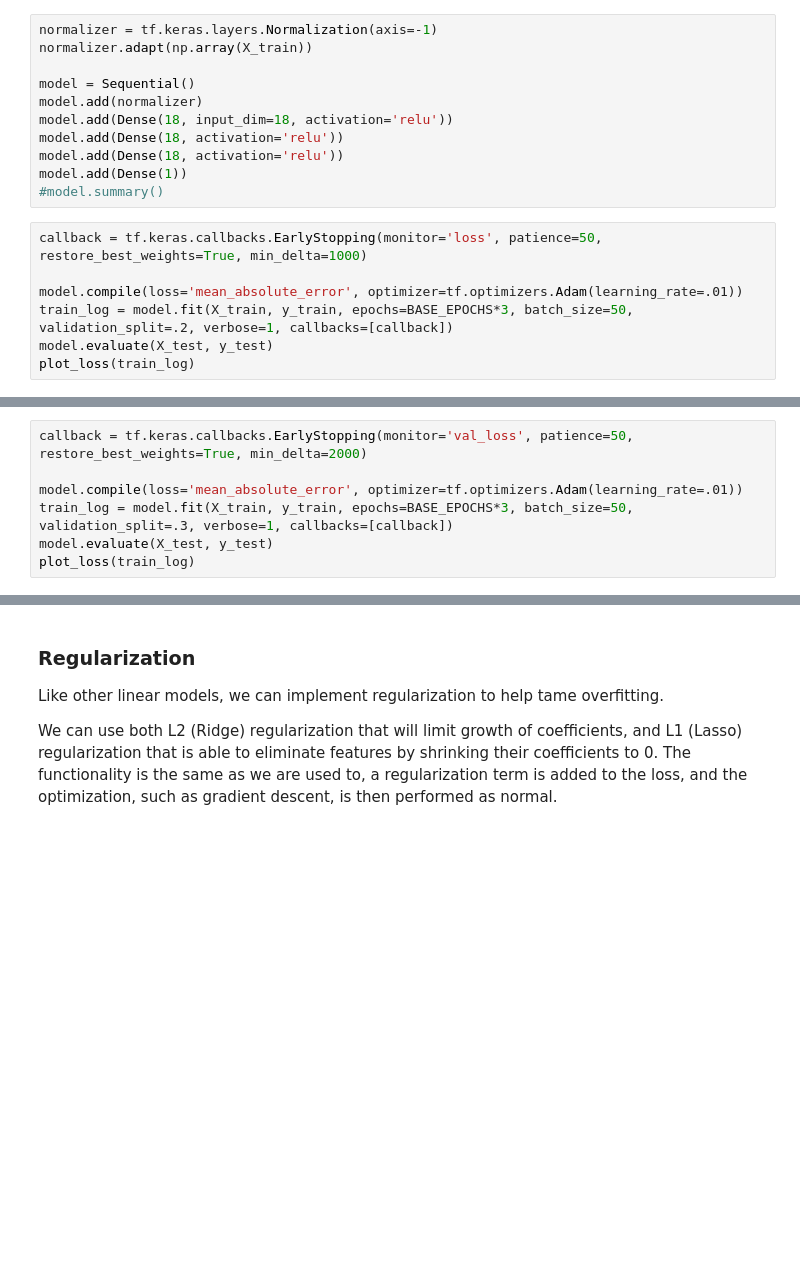
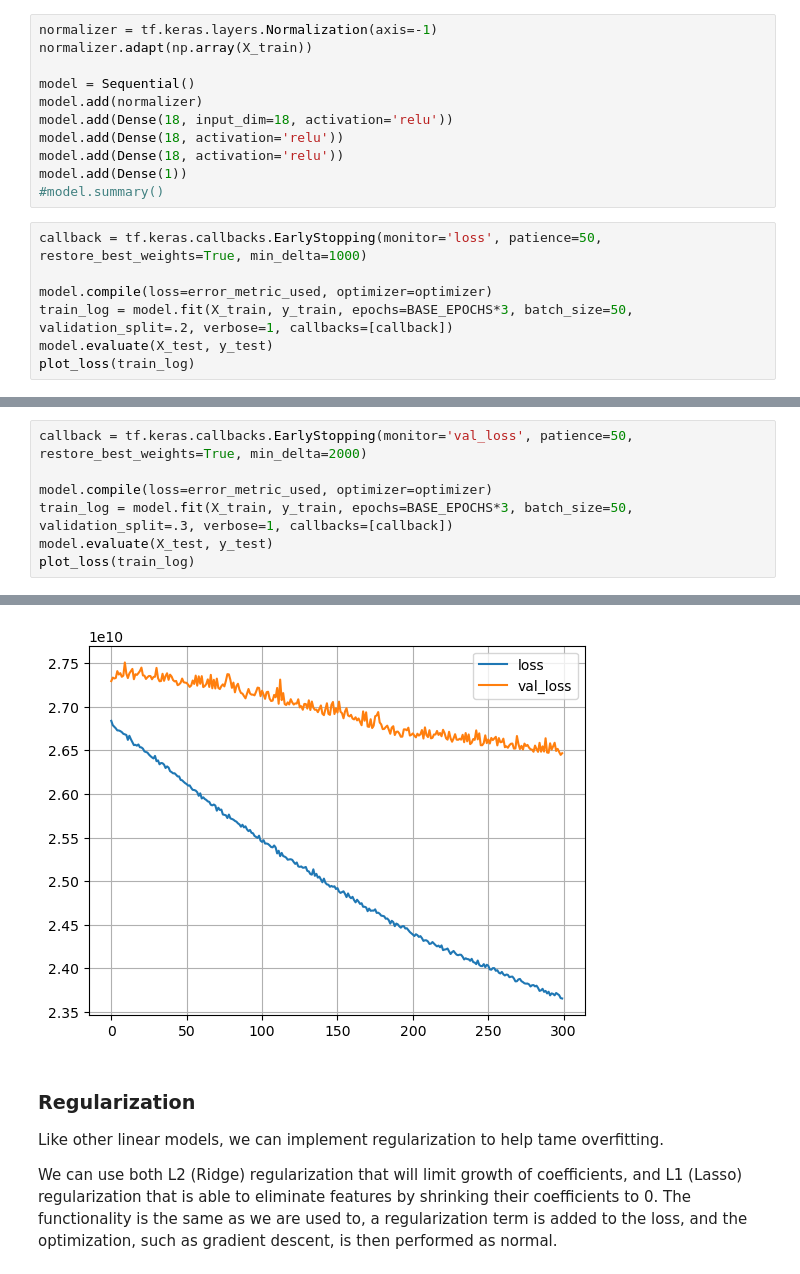
Before and after one commit to michaeljharris/Intro_to_Machine_Learning_Student_Workbooks, a Jupyter notebook: 022_keras_tensor_sol.ipynb, the cells around one changed output, grey strips where cells are left out. Saved outputs shown, nothing was run; the diff lists cells and outputs as text; blank space fills up the shorter version.

```diff
--- a/022_keras_tensor_sol.ipynb
+++ b/022_keras_tensor_sol.ipynb
@@ -316,7 +441,7 @@ model.add(Dense(1))
 # %%
 callback = tf.keras.callbacks.EarlyStopping(monitor='loss', patience=50, restore_best_weights=True, min_delta=1000)
 
-model.compile(loss='mean_absolute_error', optimizer=tf.optimizers.Adam(learning_rate=.01))
+model.compile(loss=error_metric_used, optimizer=optimizer)
 train_log = model.fit(X_train, y_train, epochs=BASE_EPOCHS*3, batch_size=50, validation_split=.2, verbose=1, callbacks=[callback])
 model.evaluate(X_test, y_test)
 plot_loss(train_log)
@@ -335,7 +470,8 @@ More likely than stopping when the training loss starts to increase, we'll want
 # %%
 callback = tf.keras.callbacks.EarlyStopping(monitor='val_loss', patience=50, restore_best_weights=True, min_delta=2000)
 
-model.compile(loss='mean_absolute_error', optimizer=tf.optimizers.Adam(learning_rate=.01))
+model.compile(loss=error_metric_used, optimizer=optimizer)
 train_log = model.fit(X_train, y_train, epochs=BASE_EPOCHS*3, batch_size=50, validation_split=.3, verbose=1, callbacks=[callback])
 model.evaluate(X_test, y_test)
 plot_loss(train_log)
+# %% [output]
@@ -342,3 +495,4 @@ plot_loss(train_log)
+[figure, added]
 # %% [markdown]
 ### Regularization
 
```
Also changed, not shown: parts of 26 cells of this notebook.
